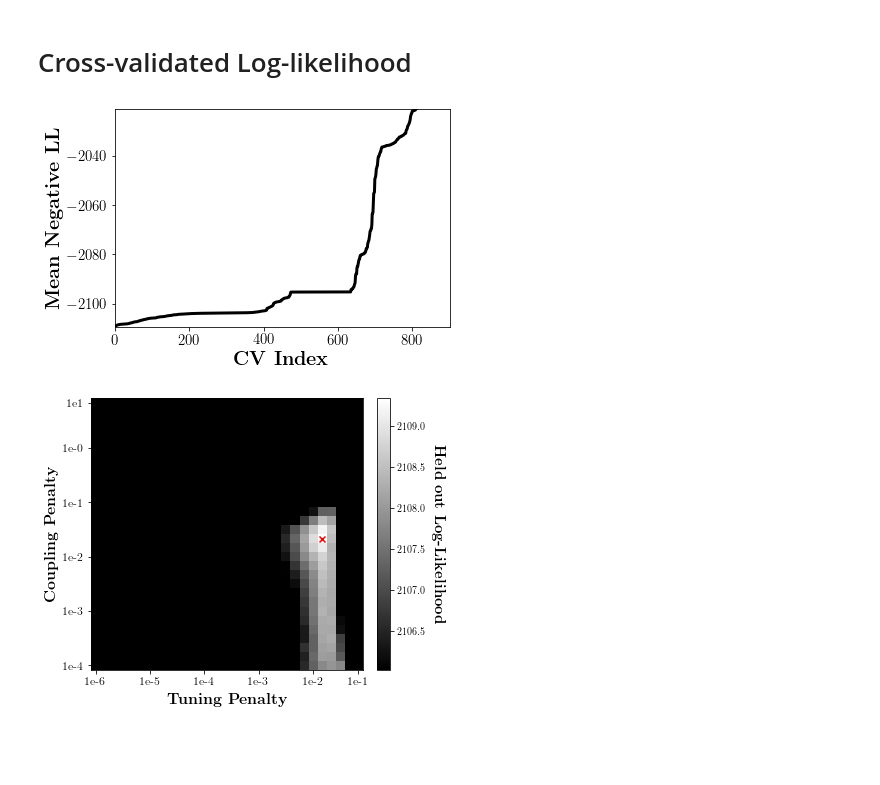
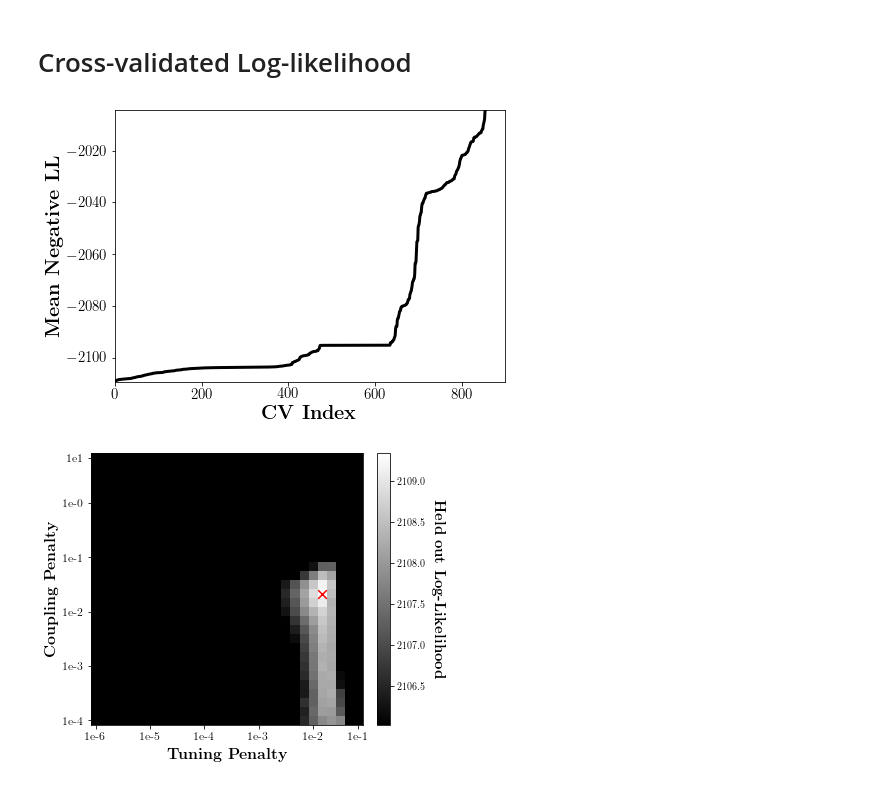
Before and after one commit to BouchardLab/neurobiases, a Jupyter notebook: notebooks/analyze_cv_em_exp5.ipynb, the cells around one changed output. Drawn from its saved outputs; the diff is of its cells as text; code cells hidden in the pictures; blank space fills up the shorter version.

Commit message:
update exp5 - sort example plots, use correct BIC

```diff
--- a/notebooks/analyze_cv_em_exp5.ipynb
+++ b/notebooks/analyze_cv_em_exp5.ipynb
@@ -56,17 +78,18 @@ yticklabels = ['1e-4', '1e-3', '1e-2', '1e-1', '1e-0', '1e1']
 mean_lls = np.mean(scores, axis=2)
 best_ll = np.unravel_index(np.argmax(mean_lls), mean_lls.shape)
 # %%
-fig, ax = plt.subplots(1, 1, figsize=(6, 4))
+fig, ax = plt.subplots(1, 1, figsize=(7, 5))
 ax.plot(np.sort(-mean_lls.ravel()), linewidth=3, color='black')
 ax.set_xlabel(r'\textbf{CV Index}', fontsize=20)
 ax.set_ylabel(r'\textbf{Mean Negative LL}', fontsize=20)
 
 ax.set_xlim([0, 900])
-ax.set_ylim([-np.max(mean_lls), -np.percentile(mean_lls, q=10)])
+ax.set_ylim([-np.max(mean_lls), -np.percentile(mean_lls, q=5)])
 ax.tick_params(labelsize=15)
+plt.savefig('exp5_ll.pdf', bbox_inches='tight')
 plt.show()
 # %% [output]
-[figure, old version]
+[figure, new version]
 # %%
 fig, ax = plt.subplots(1, 1, figsize=(5, 5))
 
```
Also changed, not shown: parts of 10 cells of this notebook.
